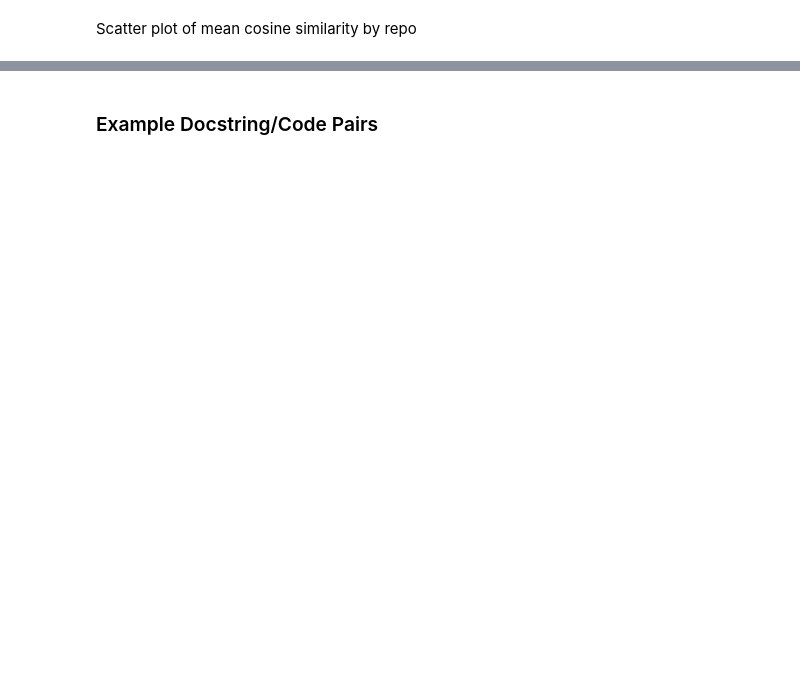
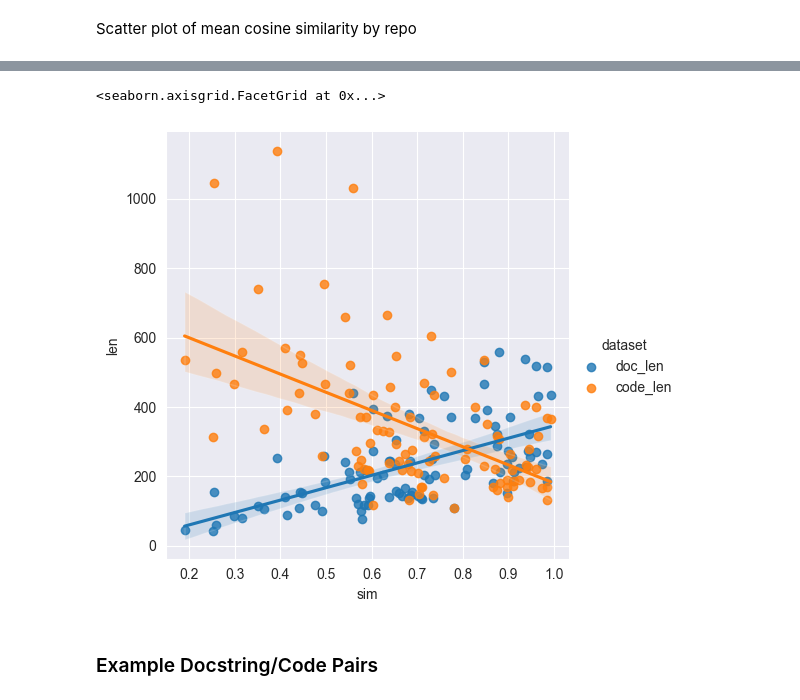
Before and after one commit to m-messer/Grading-Documentation-with-Machine-Learning, a Jupyter notebook: data_exploration.ipynb, the cells around one changed output, grey strips where cells are left out. Cells and saved outputs as stored; diff of their text form; code cells hidden in the pictures; blank space fills up the shorter version.

```diff
--- a/data_exploration.ipynb
+++ b/data_exploration.ipynb
@@ -42,0 +41,13 @@ sns.lmplot(df_repo[df_repo.stars < 1200], x='stars', y='sim')
+# %%
+df_len = df.copy()
+
+df_len['doc_len'] = df_len['docstring'].apply(len)
+df_len['code_len'] = df_len['code'].apply(len)
+df_doc_len = df_len[['doc_len', 'sim']]
+df_code_len = df_len[['code_len', 'sim']]
+
+df_doc_len.columns = ['len', 'sim']
+df_code_len.columns = ['len', 'sim']
+
+df_len = pd.concat([df_doc_len.assign(dataset='doc_len'), df_code_len.assign(dataset='code_len')])
+df_len.head()
@@ -43,3 +61,8 @@ sns.lmplot(df_repo[df_repo.stars < 1200], x='stars', y='sim')
+# %%
+sns.lmplot(df_len, x='sim', y='len', hue='dataset')
+# %% [output]
+<seaborn.axisgrid.FacetGrid at 0x...>
+[figure, added]
 # %% [markdown]
 ### Example Docstring/Code Pairs
 # %%
```
Also changed, not shown: parts of 9 cells of this notebook, 2 other files.
